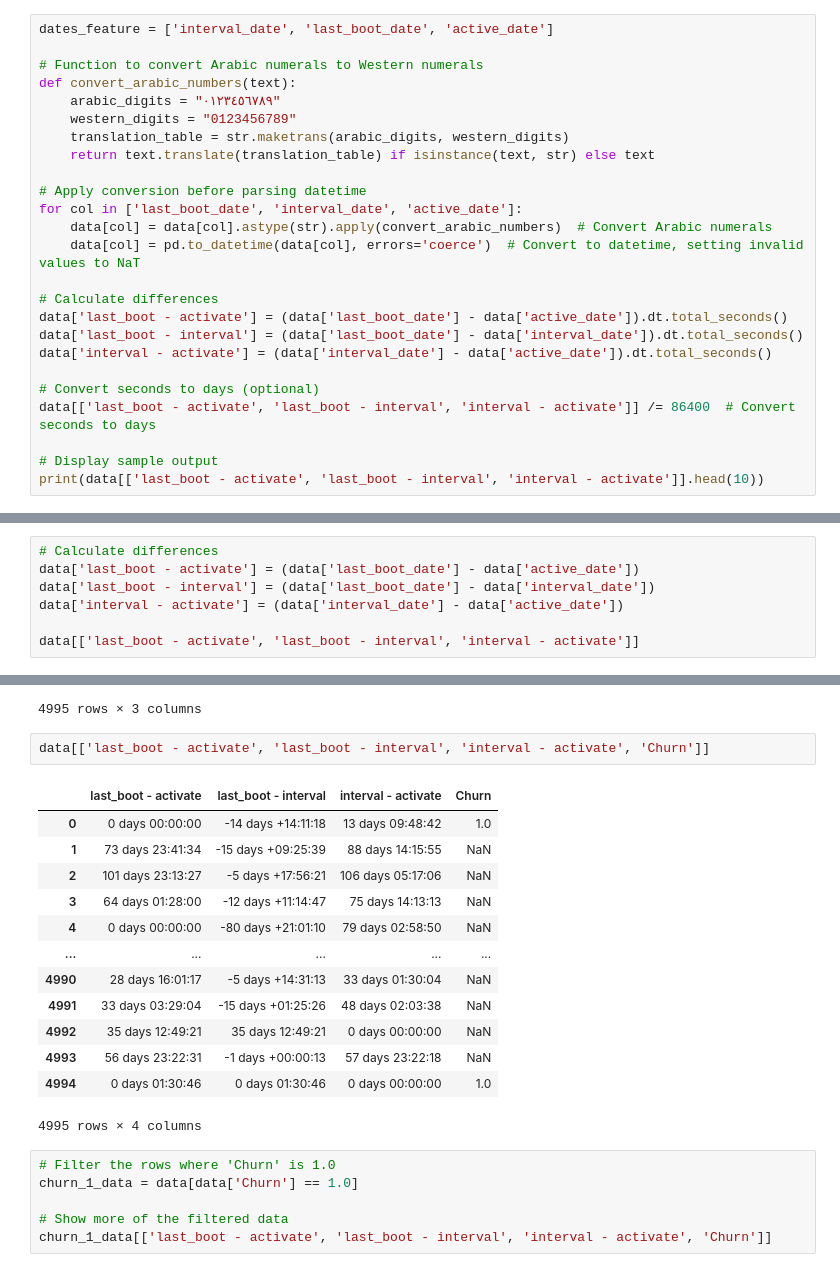
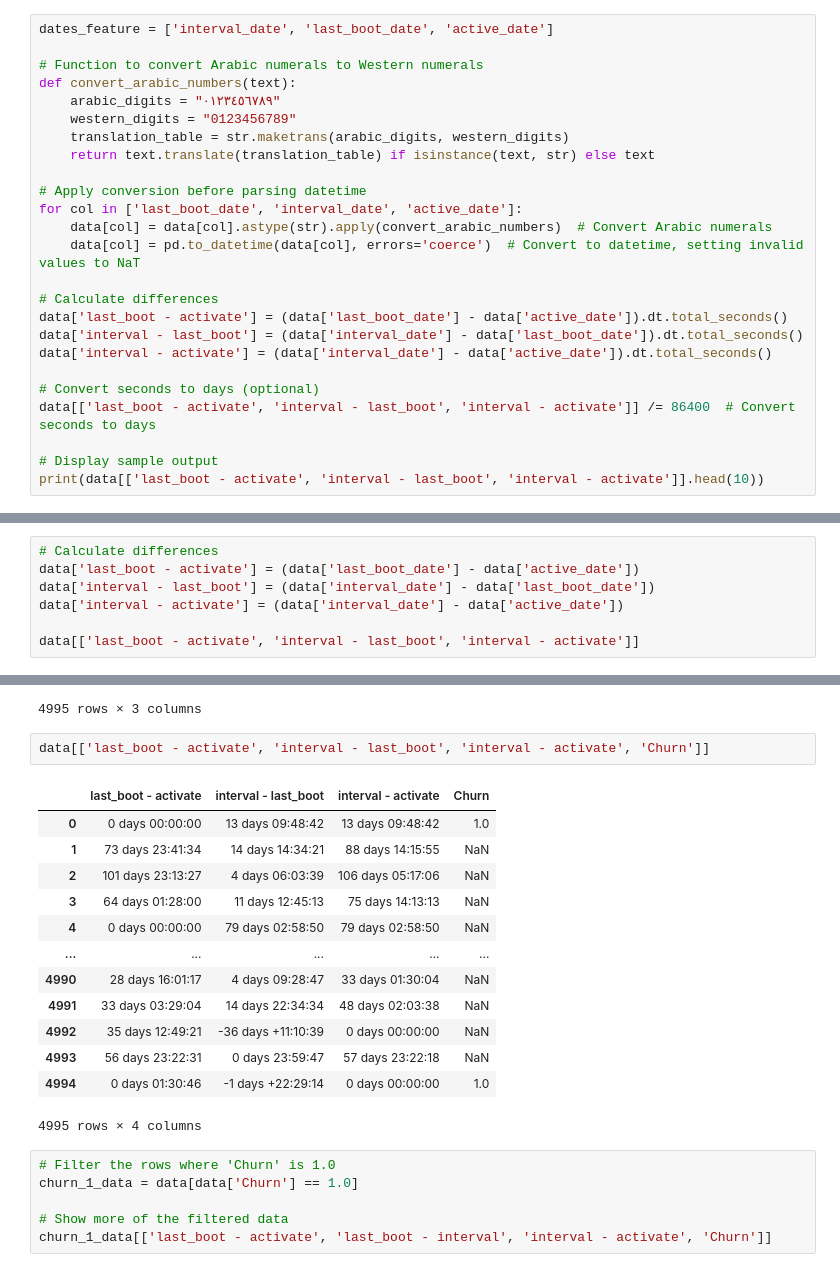
Before and after one commit to ACarrig/NUUMobile1, a Jupyter notebook: backend/Notebooks/data_before_Feb13_analysis.ipynb, the cells around one changed output, grey strips where cells are left out. Cells and saved outputs as stored; diff of their text form.

```diff
--- a/backend/Notebooks/data_before_Feb13_analysis.ipynb
+++ b/backend/Notebooks/data_before_Feb13_analysis.ipynb
@@ -494,12 +494,12 @@ for col in ['last_boot_date', 'interval_date', 'active_date']:
 
 # Calculate differences
 data['last_boot - activate'] = (data['last_boot_date'] - data['active_date']).dt.total_seconds()
-data['last_boot - interval'] = (data['last_boot_date'] - data['interval_date']).dt.total_seconds()
+data['interval - last_boot'] = (data['interval_date'] - data['last_boot_date']).dt.total_seconds()
 data['interval - activate'] = (data['interval_date'] - data['active_date']).dt.total_seconds()
 
 # Convert seconds to days (optional)
-data[['last_boot - activate', 'last_boot - interval', 'interval - activate']] /= 86400  # Convert seconds to days
+data[['last_boot - activate', 'interval - last_boot', 'interval - activate']] /= 86400  # Convert seconds to days
 
 # Display sample output
-print(data[['last_boot - activate', 'last_boot - interval', 'interval - activate']].head(10))
+print(data[['last_boot - activate', 'interval - last_boot', 'interval - activate']].head(10))
 # %% [output]
@@ -517,10 +517,10 @@ print(data[['last_boot - activate', 'last_boot - interval', 'interval - activate
 # %%
 # Calculate differences
 data['last_boot - activate'] = (data['last_boot_date'] - data['active_date'])
-data['last_boot - interval'] = (data['last_boot_date'] - data['interval_date'])
+data['interval - last_boot'] = (data['interval_date'] - data['last_boot_date'])
 data['interval - activate'] = (data['interval_date'] - data['active_date'])
 
-data[['last_boot - activate', 'last_boot - interval', 'interval - activate']]
+data[['last_boot - activate', 'interval - last_boot', 'interval - activate']]
 # %% [output]
 |  | last_boot - activate | last_boot - interval | interval - activate |
 | 0 | 0 days 00:00:00 | -14 days +14:11:18 | 13 days 09:48:42 |
@@ -536,20 +536,20 @@ data[['last_boot - activate', 'last_boot - interval', 'interval - activate']]
 | 4994 | 0 days 01:30:46 | 0 days 01:30:46 | 0 days 00:00:00 |
 4995 rows × 3 columns
 # %%
-data[['last_boot - activate', 'last_boot - interval', 'interval - activate', 'Churn']]
+data[['last_boot - activate', 'interval - last_boot', 'interval - activate', 'Churn']]
 # %% [output]
-|  | last_boot - activate | last_boot - interval | interval - activate | Churn |
-| 0 | 0 days 00:00:00 | -14 days +14:11:18 | 13 days 09:48:42 | 1.0 |
-| 1 | 73 days 23:41:34 | -15 days +09:25:39 | 88 days 14:15:55 | NaN |
-| 2 | 101 days 23:13:27 | -5 days +17:56:21 | 106 days 05:17:06 | NaN |
-| 3 | 64 days 01:28:00 | -12 days +11:14:47 | 75 days 14:13:13 | NaN |
-| 4 | 0 days 00:00:00 | -80 days +21:01:10 | 79 days 02:58:50 | NaN |
+|  | last_boot - activate | interval - last_boot | interval - activate | Churn |
+| 0 | 0 days 00:00:00 | 13 days 09:48:42 | 13 days 09:48:42 | 1.0 |
+| 1 | 73 days 23:41:34 | 14 days 14:34:21 | 88 days 14:15:55 | NaN |
+| 2 | 101 days 23:13:27 | 4 days 06:03:39 | 106 days 05:17:06 | NaN |
+| 3 | 64 days 01:28:00 | 11 days 12:45:13 | 75 days 14:13:13 | NaN |
+| 4 | 0 days 00:00:00 | 79 days 02:58:50 | 79 days 02:58:50 | NaN |
 | ... | ... | ... | ... | ... |
-| 4990 | 28 days 16:01:17 | -5 days +14:31:13 | 33 days 01:30:04 | NaN |
-| 4991 | 33 days 03:29:04 | -15 days +01:25:26 | 48 days 02:03:38 | NaN |
-| 4992 | 35 days 12:49:21 | 35 days 12:49:21 | 0 days 00:00:00 | NaN |
-| 4993 | 56 days 23:22:31 | -1 days +00:00:13 | 57 days 23:22:18 | NaN |
-| 4994 | 0 days 01:30:46 | 0 days 01:30:46 | 0 days 00:00:00 | 1.0 |
+| 4990 | 28 days 16:01:17 | 4 days 09:28:47 | 33 days 01:30:04 | NaN |
+| 4991 | 33 days 03:29:04 | 14 days 22:34:34 | 48 days 02:03:38 | NaN |
+| 4992 | 35 days 12:49:21 | -36 days +11:10:39 | 0 days 00:00:00 | NaN |
+| 4993 | 56 days 23:22:31 | 0 days 23:59:47 | 57 days 23:22:18 | NaN |
+| 4994 | 0 days 01:30:46 | -1 days +22:29:14 | 0 days 00:00:00 | 1.0 |
 4995 rows × 4 columns
 # %%
 # Filter the rows where 'Churn' is 1.0
```
Also changed, not shown: parts of 1 cell of this notebook.
